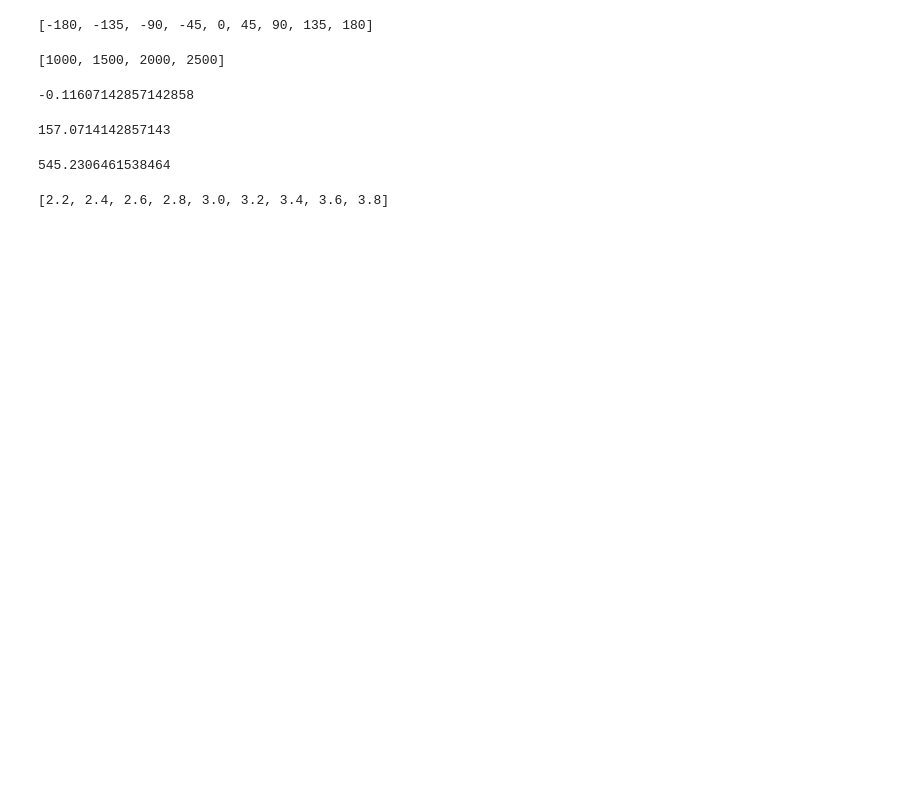
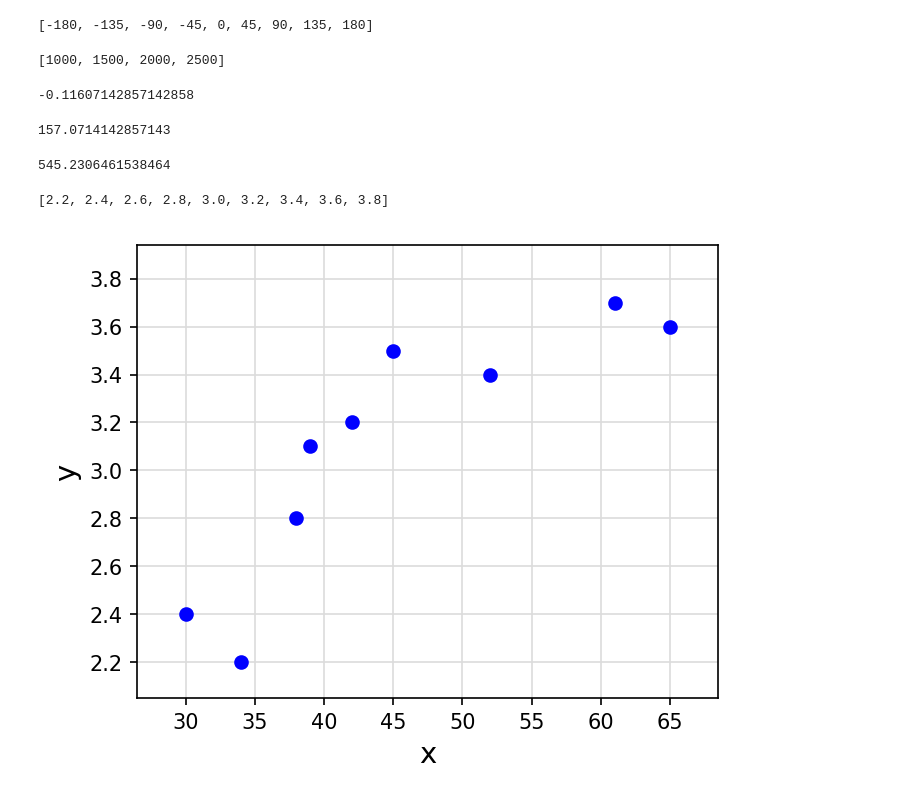
Before and after one commit to graxel/tickmarks, a Jupyter notebook: ticks.ipynb, the cells around one changed output. Saved outputs shown, nothing was run; the diff lists cells and outputs as text; code cells hidden in the pictures; blank space fills up the shorter version.

Commit message:
image update

```diff
--- a/ticks.ipynb
+++ b/ticks.ipynb
@@ -116,15 +116,6 @@ def ticks(data_points, padding=0.0, steps_constraint=+5, preferred_number_series
     padded_high = data_high + (data_range*high_padding)
     padded_range = padded_high - padded_low
 
-
-    data_low_sig, data_low_exp = decomp(data_low)
-    data_high_sig, data_high_exp = decomp(data_high)
-    data_range_sig, data_range_exp = decomp(data_range)
-
-    padded_low_sig, padded_low_exp = decomp(padded_low)
-    padded_high_sig, padded_high_exp = decomp(padded_high)
-    padded_range_sig, padded_range_exp = decomp(padded_range)
-
     step_size_at_constraint = padded_range/abs(steps_constraint)
 
     con_step_size_sig, step_size_exp = decomp(step_size_at_constraint)
@@ -215,7 +206,7 @@ def ticks(data_points, padding=0.0, steps_constraint=+5, preferred_number_series
 ((442) - 505.2857) / -0.11607142857142858
 # %% [output]
 545.2306461538464
-# %%
-ticks([2.4, 2.2, 3.3, 3.7, 2.9, 3.2])
-# %% [output]
-[2.2, 2.4, 2.6, 2.8, 3.0, 3.2, 3.4, 3.6, 3.8]
+# %%
+ticks([3.2, 2.8, 3.7, 2.2, 2.4, 3.6, 3.4, 3.5, 3.1])
+# %% [output]
+[2.2, 2.4, 2.6, 2.8, 3.0, 3.2, 3.4, 3.6, 3.8]
@@ -221,0 +221,32 @@ ticks([2.4, 2.2, 3.3, 3.7, 2.9, 3.2])
+# %%
+
+
+x = [42, 38, 61, 34, 30, 65, 52, 45, 39]
+y = [3.2, 2.8, 3.7, 2.2, 2.4, 3.6, 3.4, 3.5, 3.1]
+
+xhi = max(x)
+xlo = min(x)
+yhi = max(y)
+ylo = min(y)
+xrng = xhi - xlo
+yrng = yhi - ylo
+xpadhi = 0.1
+xpadlo = 0.1
+ypadhi = 0.16
+ypadlo = 0.1
+
+
+plt.figure(num=0, figsize=(5, 4), dpi=150, facecolor='w', edgecolor='k')
+plt.grid(b=True, which='major', axis='both', color='gainsboro', zorder=0.0)
+plt.plot(x,y,'bo',zorder=2.4)
+plt.xlabel("x",color="black",fontdict={'size': 14})
+plt.ylabel("y",color="black",fontdict={'size': 14})
+# pt.title("CGPA vs Roll No",color="green")
+plt.xticks(ticks=ticks(x,padding=0.0))
+plt.yticks(ticks=ticks(y,padding=0.0))
+plt.xlim([xlo - xpadlo*xrng, xhi + xpadhi*xrng])
+plt.ylim([ylo - ypadlo*yrng, yhi + ypadhi*yrng])
+
+plt.show()
+# %% [output]
+[figure, added]
```
Also changed, not shown: parts of 3 cells of this notebook, 15 other files.
